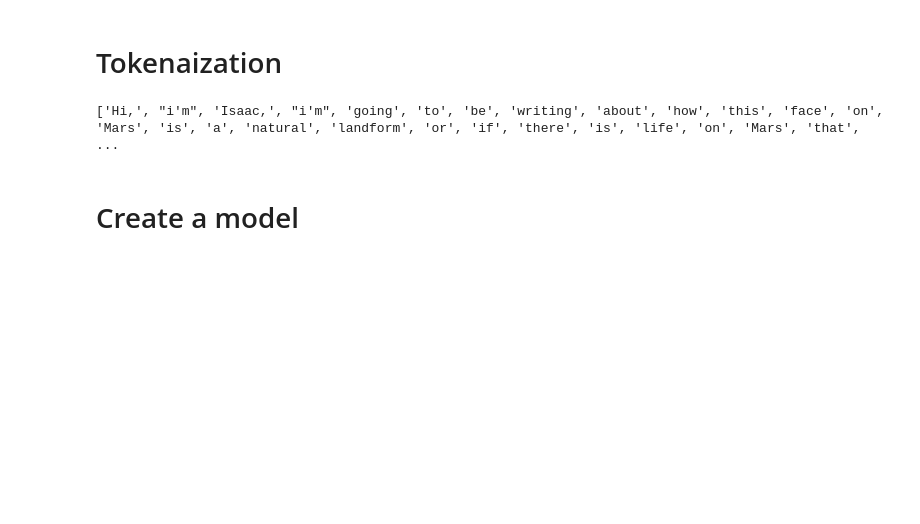
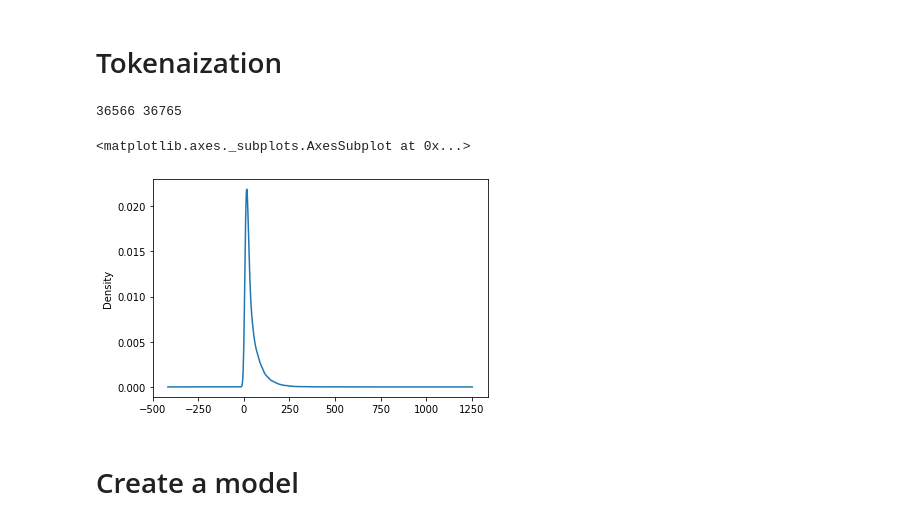
Before and after one commit to ayami-n/Flax_text_prediction, a Jupyter notebook: Main.ipynb, the cells around one changed output. Drawn from its saved outputs; the diff is of its cells as text; code cells hidden in the pictures; blank space fills up the shorter version.

```diff
--- a/Main.ipynb
+++ b/Main.ipynb
@@ -84,8 +83,30 @@ cls = tokenizer.cls_token  # [CLS] stands for class
 # %%
 df = pd.read_csv("./kaggle/train.csv")  # import train datasets
-df['text'] = cls + df['discourse_type'] + sep + df['discourse_text']
 new_label = {"discourse_effectiveness": {"Ineffective": 0, "Adequate": 1, "Effective": 2}}  # to replace
 df = df.replace(new_label)
+# %%
+max = 0
+max_str = "Hello"
+words_list = []
+for itr, val in enumerate(df['discourse_text'].to_numpy()):
+  words = val.split()
+  words_list.append(len(words))
+
+  if len(words) > max:
+    max = len(words)
+    max_str = val
+
+print(pd.Series(list(filter(lambda x: (x <= 256), words_list))).count(), len(words_list))
+# %% [output]
+36566 36765
+# %%
+'''
+https://pandas.pydata.org/pandas-docs/stable/reference/api/pandas.Series.plot.kde.html
+'''
+pd.Series(words_list).plot.kde()
+# %% [output]
+<matplotlib.axes._subplots.AxesSubplot at 0x...>
+[figure, added]
 # %%
 def tokenaize(texts, tokenizer, max_len):  # df text comes and return as numerical
     input_ids = []
@@ -106,12 +123,2 @@ print(attention_mask)
-# %%
-max = 0
-max_str = "Hello inu"
-for itr, val in enumerate(df['discourse_text'].to_numpy()):
-  words = val.split()
-  if len(words) > max:
-    max = len(words)
-    max_str = val
-# %% [output]
-['Hi,', "i'm", 'Isaac,', "i'm", 'going', 'to', 'be', 'writing', 'about', 'how', 'this', 'face', 'on', 'Mars', 'is', 'a', 'natural', 'landform', 'or', 'if', 'there', 'is', 'life', 'on', 'Mars', 'that', ...
 # %% [markdown]
 # Create a model
```
Also changed, not shown: parts of 6 cells of this notebook.
